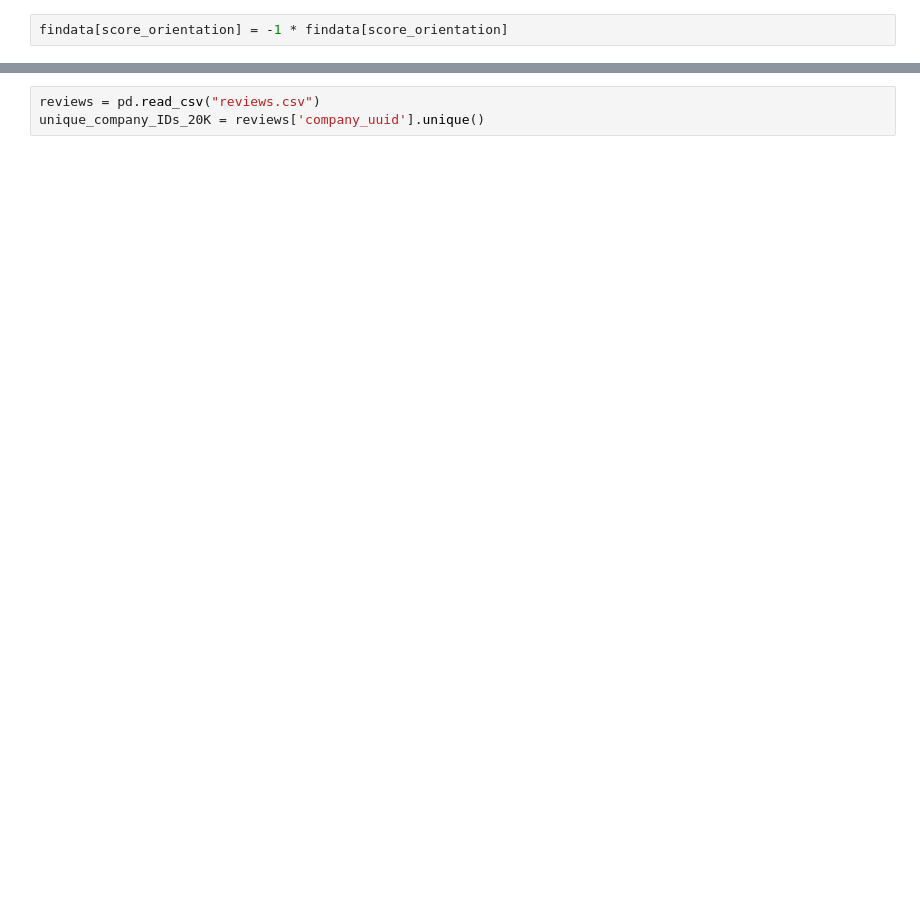
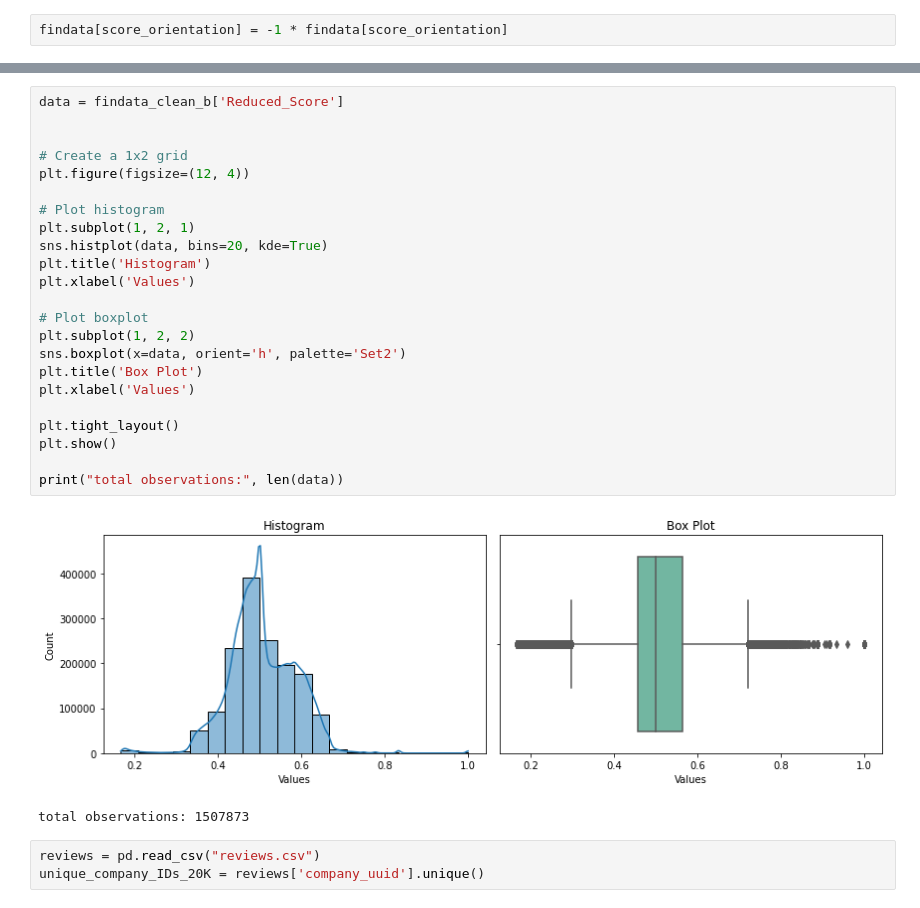
Before and after one commit to yanghang0918/Kununu_Review_Sentiment_Analysis, a Jupyter notebook: data/financial_data.ipynb, the cells around one changed output, grey strips where cells are left out. Cells and saved outputs as stored; diff of their text form; blank space fills up the shorter version.

```diff
--- a/data/financial_data.ipynb
+++ b/data/financial_data.ipynb
@@ -157,3 +313,29 @@ plt.hist(findata['Total_Score'])
+# %%
+data = findata_clean_b['Reduced_Score']
+
+
+# Create a 1x2 grid
+plt.figure(figsize=(12, 4))
+
+# Plot histogram
+plt.subplot(1, 2, 1)
+sns.histplot(data, bins=20, kde=True)
+plt.title('Histogram')
+plt.xlabel('Values')
+
+# Plot boxplot
+plt.subplot(1, 2, 2)
+sns.boxplot(x=data, orient='h', palette='Set2')
+plt.title('Box Plot')
+plt.xlabel('Values')
+
+plt.tight_layout()
+plt.show()
+
+print("total observations:", len(data))
+# %% [output]
+[figure, added]
+total observations: 1507873
 # %%
 reviews = pd.read_csv("reviews.csv")
 unique_company_IDs_20K = reviews['company_uuid'].unique()
```
Also changed, not shown: parts of 15 cells of this notebook.
